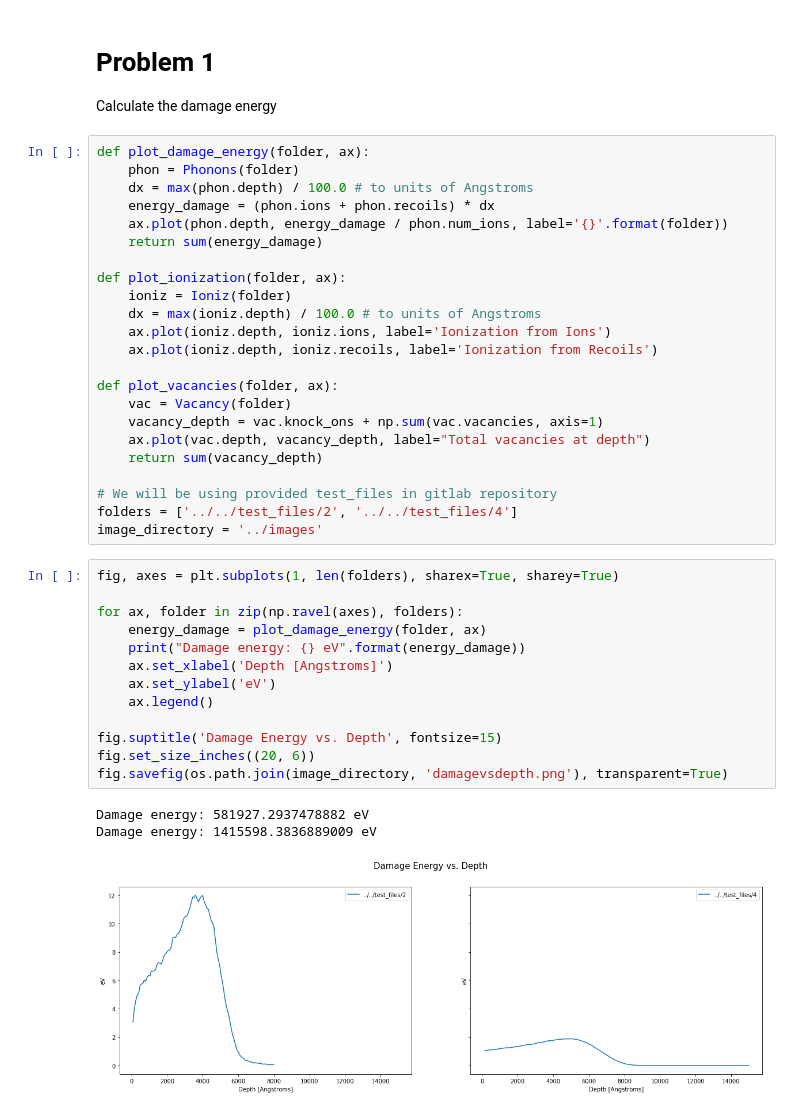
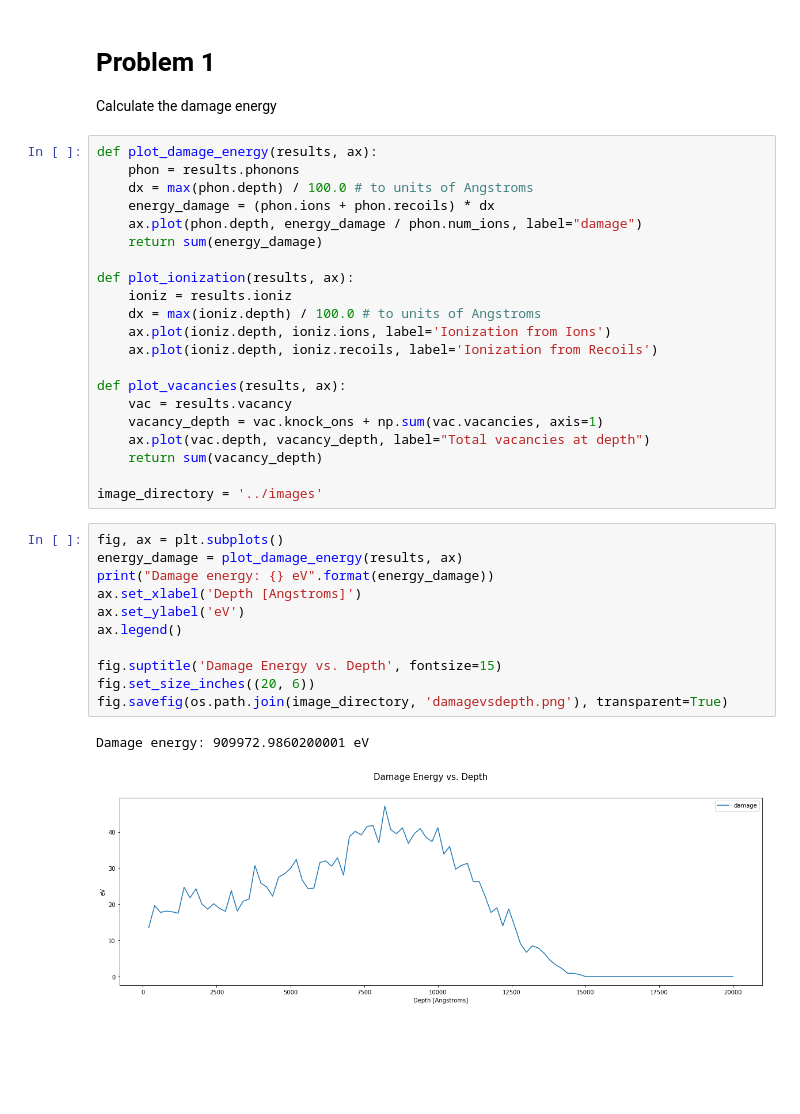
Before and after one commit to costrouc/pysrim, a Jupyter notebook: examples/notebooks/Analysis.ipynb, the cells around one changed output. Cells and saved outputs as stored; diff of their text form; blank space fills up the shorter version.

```diff
--- a/examples/notebooks/Analysis.ipynb
+++ b/examples/notebooks/Analysis.ipynb
@@ -119,45 +100,40 @@ sr.run('/tmp/srim')
 # Problem 1
 Calculate the damage energy
 # %%
-def plot_damage_energy(folder, ax):
-    phon = Phonons(folder)
+def plot_damage_energy(results, ax):
+    phon = results.phonons
     dx = max(phon.depth) / 100.0 # to units of Angstroms
     energy_damage = (phon.ions + phon.recoils) * dx
-    ax.plot(phon.depth, energy_damage / phon.num_ions, label='{}'.format(folder))
+    ax.plot(phon.depth, energy_damage / phon.num_ions, label="damage")
     return sum(energy_damage)
 
-def plot_ionization(folder, ax):
-    ioniz = Ioniz(folder)
+def plot_ionization(results, ax):
+    ioniz = results.ioniz
     dx = max(ioniz.depth) / 100.0 # to units of Angstroms
     ax.plot(ioniz.depth, ioniz.ions, label='Ionization from Ions')
     ax.plot(ioniz.depth, ioniz.recoils, label='Ionization from Recoils')
 
-def plot_vacancies(folder, ax):
-    vac = Vacancy(folder)
+def plot_vacancies(results, ax):
+    vac = results.vacancy
     vacancy_depth = vac.knock_ons + np.sum(vac.vacancies, axis=1)
     ax.plot(vac.depth, vacancy_depth, label="Total vacancies at depth")
     return sum(vacancy_depth)
 
-# We will be using provided test_files in gitlab repository
-folders = ['../../test_files/2', '../../test_files/4']
 image_directory = '../images'
 # %%
-fig, axes = plt.subplots(1, len(folders), sharex=True, sharey=True)
-
-for ax, folder in zip(np.ravel(axes), folders):
-    energy_damage = plot_damage_energy(folder, ax)
-    print("Damage energy: {} eV".format(energy_damage))
-    ax.set_xlabel('Depth [Angstroms]')
-    ax.set_ylabel('eV')
-    ax.legend()
+fig, ax = plt.subplots()
+energy_damage = plot_damage_energy(results, ax)
+print("Damage energy: {} eV".format(energy_damage))
+ax.set_xlabel('Depth [Angstroms]')
+ax.set_ylabel('eV')
+ax.legend()
 
 fig.suptitle('Damage Energy vs. Depth', fontsize=15)
 fig.set_size_inches((20, 6))
 fig.savefig(os.path.join(image_directory, 'damagevsdepth.png'), transparent=True)
 # %% [output]
-Damage energy: 581927.2937478882 eV
-Damage energy: 1415598.3836889009 eV
+Damage energy: 909972.9860200001 eV
-[figure, old version]
+[figure, new version]
 # %%
 Image(filename=os.path.join(image_directory, 'damagevsdepth.png'))
 # %% [output]
```
Also changed, not shown: parts of 12 cells of this notebook, 30 other files.
